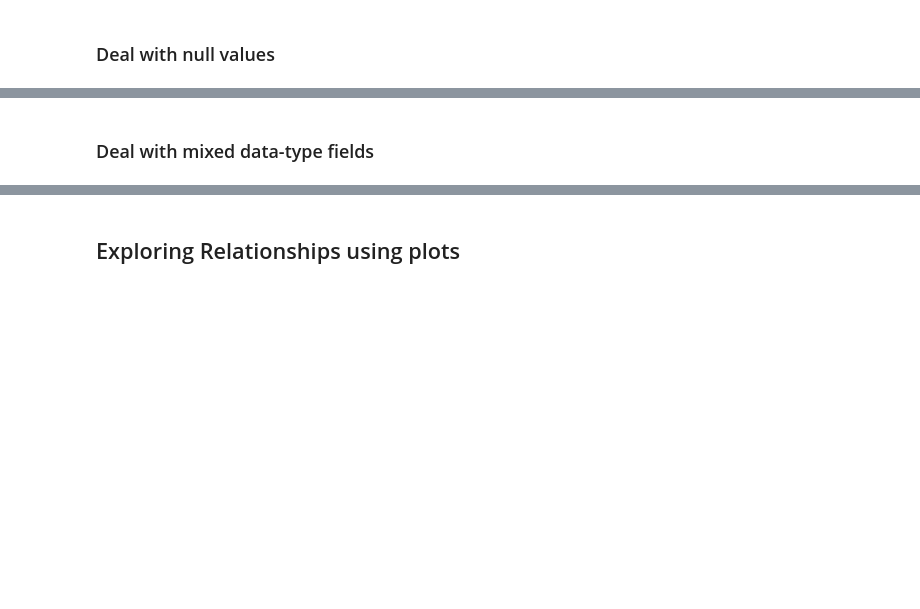
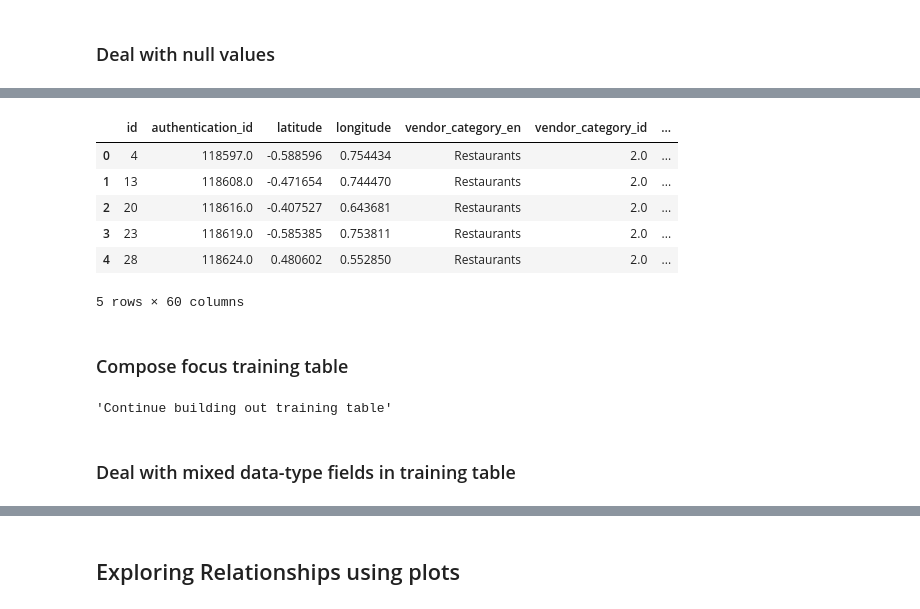
Before and after one commit to Kusasa/Machine_Learning_Archive, a Jupyter notebook: notebook_env/Restaurant_Recommender/Restaurant_Recommender.ipynb, the cells around one changed output, grey strips where cells are left out. Cells and saved outputs as stored; diff of their text form; code cells hidden in the pictures; blank space fills up the shorter version.

```diff
--- a/notebook_env/Restaurant_Recommender/Restaurant_Recommender.ipynb
+++ b/notebook_env/Restaurant_Recommender/Restaurant_Recommender.ipynb
@@ -49,0 +100,6 @@ vendors.head()
+# %%
+#Add geometry field to the vendors table
+geometry = [Point(xy) for xy in zip(vendors.longitude, vendors.latitude)]
+crs = {'init': 'epsg:4326'} #crs assumed
+vendors_gdf = gpd.GeoDataFrame(vendors, crs=crs, geometry=geometry)
+vendors_gdf.head
@@ -64,9 +160,28 @@ orders.head()
 # %%
 #Vendors
-vendors = vendors.fillna(value="unknown")
-vendors.head()
+vendors_gdf['language'] = vendors_gdf['language'].fillna(value="unknown")
+vendors_gdf.head()
+# %% [output]
+|  | id | authentication_id | latitude | longitude | vendor_category_en | vendor_category_id | ... |
+| 0 | 4 | 118597.0 | -0.588596 | 0.754434 | Restaurants | 2.0 | ... |
+| 1 | 13 | 118608.0 | -0.471654 | 0.744470 | Restaurants | 2.0 | ... |
+| 2 | 20 | 118616.0 | -0.407527 | 0.643681 | Restaurants | 2.0 | ... |
+| 3 | 23 | 118619.0 | -0.585385 | 0.753811 | Restaurants | 2.0 | ... |
+| 4 | 28 | 118624.0 | 0.480602 | 0.552850 | Restaurants | 2.0 | ... |
+5 rows × 60 columns
+# %% [markdown]
+### Compose focus training table
+# %%
+# Composed training table
+training_table = pd.DataFrame()
+training_table["akeed_order_id"] = orders["akeed_order_id"]
+training_table["customer_id"] = orders["customer_id"]
+training_table["vendor_id"] = orders["vendor_id"]
+"""Continue building out training table"""
+# %% [output]
+'Continue building out training table'
 # %% [markdown]
-### Deal with mixed data-type fields
+### Deal with mixed data-type fields in training table
 # %%
 #find mixed data type columns
 for col in orders.columns:
```
Also changed, not shown: parts of 24 cells of this notebook.
